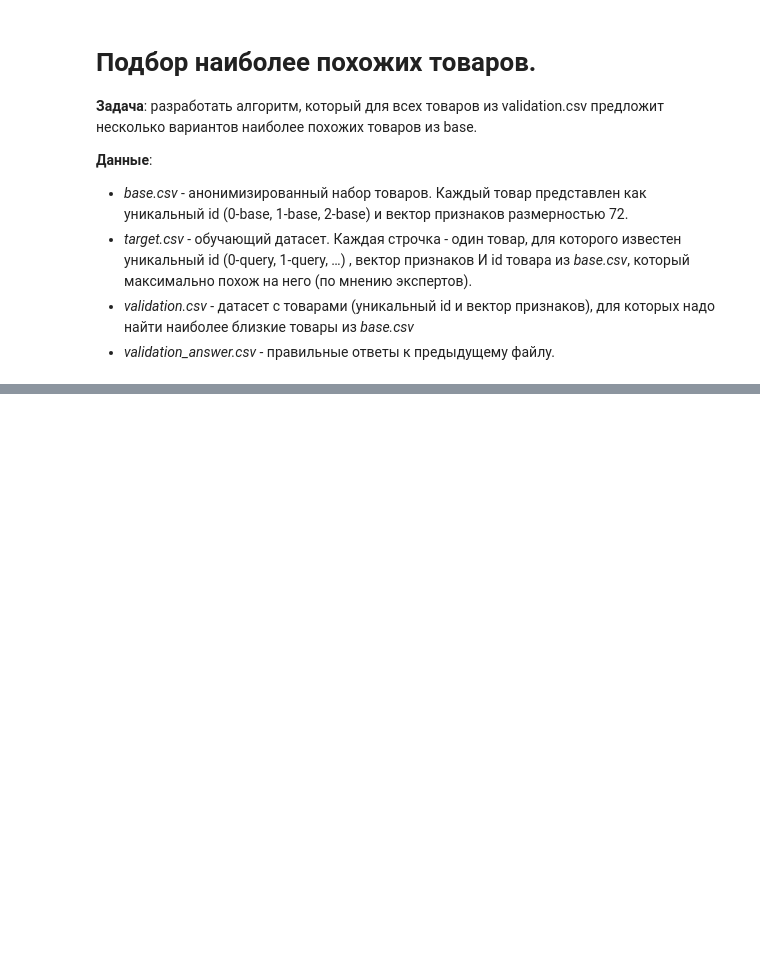
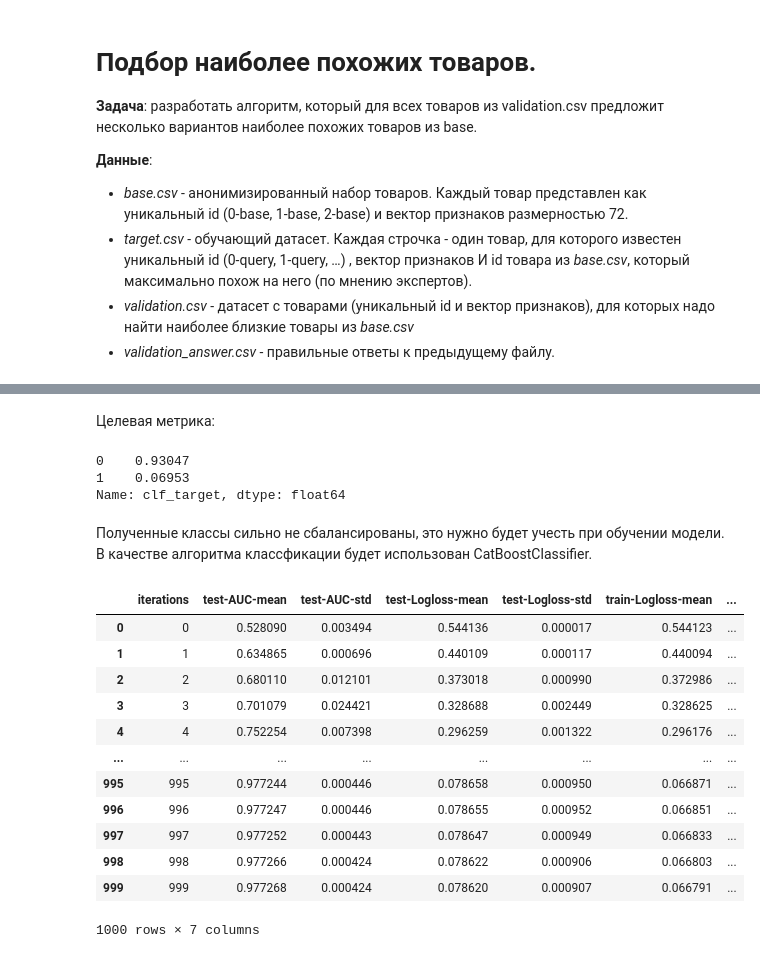
Before and after one commit to mvasilkova/matching, a Jupyter notebook: workshop2.ipynb, the cells around one changed output, grey strips where cells are left out. Saved outputs shown, nothing was run; the diff lists cells and outputs as text; code cells hidden in the pictures; blank space fills up the shorter version.

Commit message:
добавлен алгоритм классификации

```diff
--- a/workshop2.ipynb
+++ b/workshop2.ipynb
@@ -148,0 +183,47 @@ print(100 * acc/ len(idx))
+# %% [markdown]
+Целевая метрика:
+# %%
+y = df_clf['clf_target']
+# %%
+y.value_counts(normalize=True)
+# %% [output]
+0    0.93047
+1    0.06953
+Name: clf_target, dtype: float64
+# %% [markdown]
+Полученные классы сильно не сбалансированы, это нужно будет учесть при обучении модели.
+В качестве алгоритма классфикации будет использован CatBoostClassifier.
+# %%
+train_data = Pool(data=X,
+                  label=y)
+# %%
+params = {'eval_metric': 'AUC',
+          'loss_function':'Logloss',
+          'learning_rate':0.15,
+          'random_seed':42,
+          'verbose':20}
+# %%
+cv_data = cv(params = params,
+           pool = train_data,
+           fold_count = 5,
+           shuffle = True,
+           partition_random_seed = 0,
+           stratified = True,
+           verbose = False,
+           early_stopping_rounds = 200)
+# %%
+cv_data
+# %% [output]
+|  | iterations | test-AUC-mean | test-AUC-std | test-Logloss-mean | test-Logloss-std | train-Logloss-mean | ... |
+| 0 | 0 | 0.528090 | 0.003494 | 0.544136 | 0.000017 | 0.544123 | ... |
+| 1 | 1 | 0.634865 | 0.000696 | 0.440109 | 0.000117 | 0.440094 | ... |
+| 2 | 2 | 0.680110 | 0.012101 | 0.373018 | 0.000990 | 0.372986 | ... |
+| 3 | 3 | 0.701079 | 0.024421 | 0.328688 | 0.002449 | 0.328625 | ... |
+| 4 | 4 | 0.752254 | 0.007398 | 0.296259 | 0.001322 | 0.296176 | ... |
+| ... | ... | ... | ... | ... | ... | ... | ... |
+| 995 | 995 | 0.977244 | 0.000446 | 0.078658 | 0.000950 | 0.066871 | ... |
+| 996 | 996 | 0.977247 | 0.000446 | 0.078655 | 0.000952 | 0.066851 | ... |
+| 997 | 997 | 0.977252 | 0.000443 | 0.078647 | 0.000949 | 0.066833 | ... |
+| 998 | 998 | 0.977266 | 0.000424 | 0.078622 | 0.000906 | 0.066803 | ... |
+| 999 | 999 | 0.977268 | 0.000424 | 0.078620 | 0.000907 | 0.066791 | ... |
+1000 rows × 7 columns
```
Also changed, not shown: parts of 68 cells of this notebook, 1 other file.
